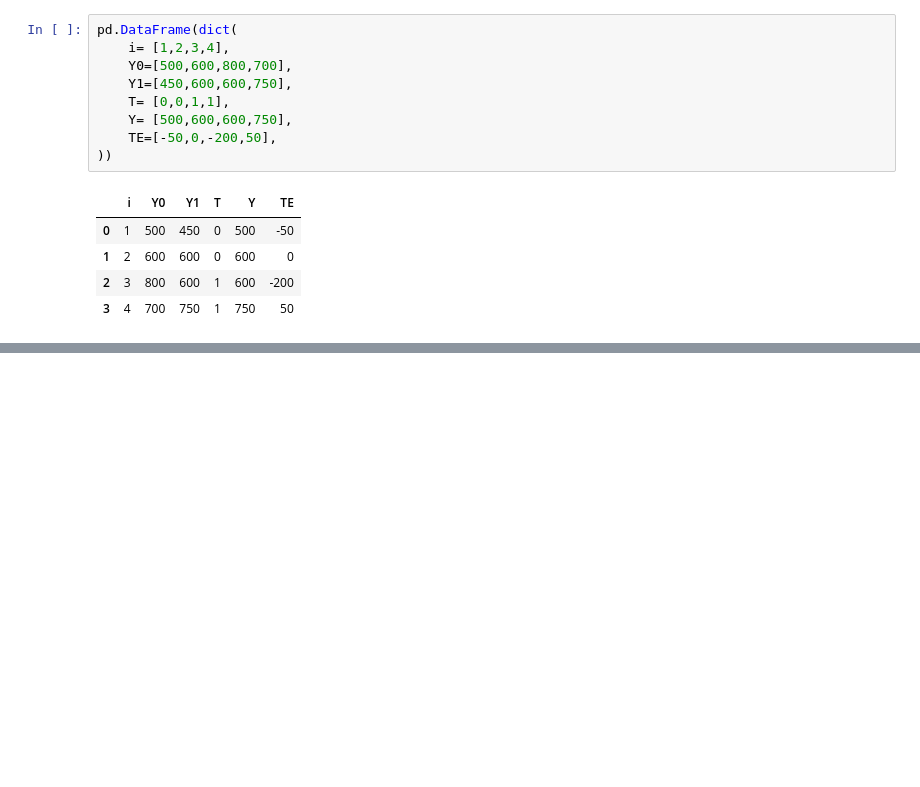
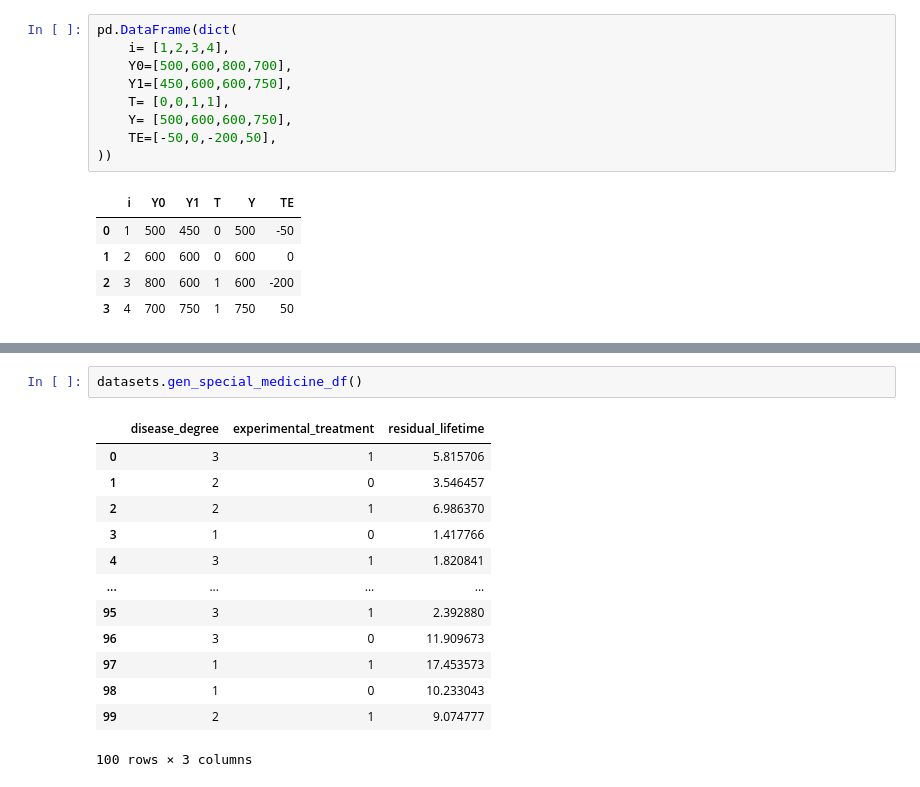
Before and after one commit to Yurashku/Causal_Inference_lectures, a Jupyter notebook: 1/examples.ipynb, the cells around one changed output, grey strips where cells are left out. Cells and saved outputs as stored; diff of their text form; blank space fills up the shorter version.

```diff
--- a/1/examples.ipynb
+++ b/1/examples.ipynb
@@ -58,0 +95,16 @@ pd.DataFrame(dict(
+# %%
+datasets.gen_special_medicine_df()
+# %% [output]
+|  | disease_degree | experimental_treatment | residual_lifetime |
+| 0 | 3 | 1 | 5.815706 |
+| 1 | 2 | 0 | 3.546457 |
+| 2 | 2 | 1 | 6.986370 |
+| 3 | 1 | 0 | 1.417766 |
+| 4 | 3 | 1 | 1.820841 |
+| ... | ... | ... | ... |
+| 95 | 3 | 1 | 2.392880 |
+| 96 | 3 | 0 | 11.909673 |
+| 97 | 1 | 1 | 17.453573 |
+| 98 | 1 | 0 | 10.233043 |
+| 99 | 2 | 1 | 9.074777 |
+100 rows × 3 columns
```
Also changed, not shown: parts of 6 cells of this notebook, 2 other files.
